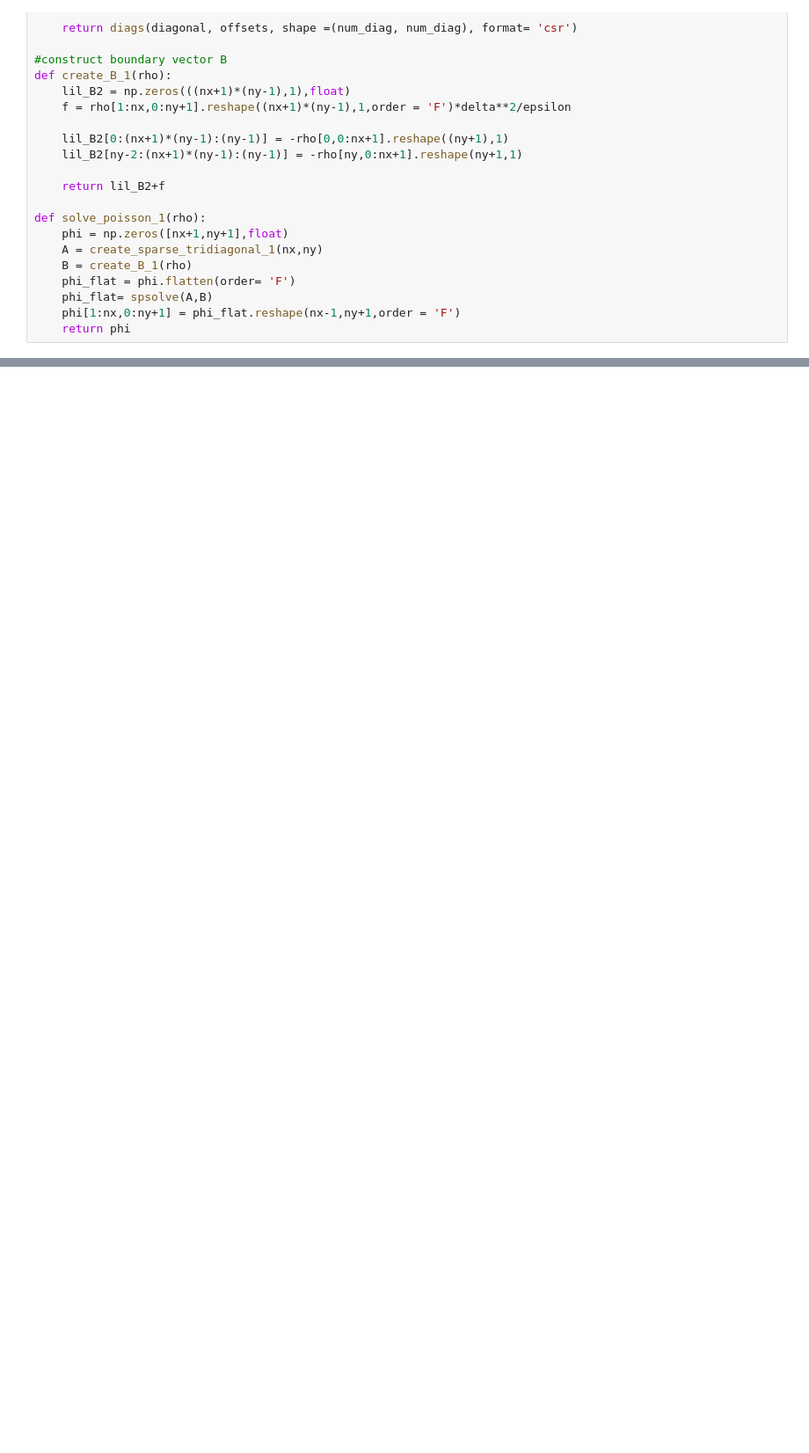
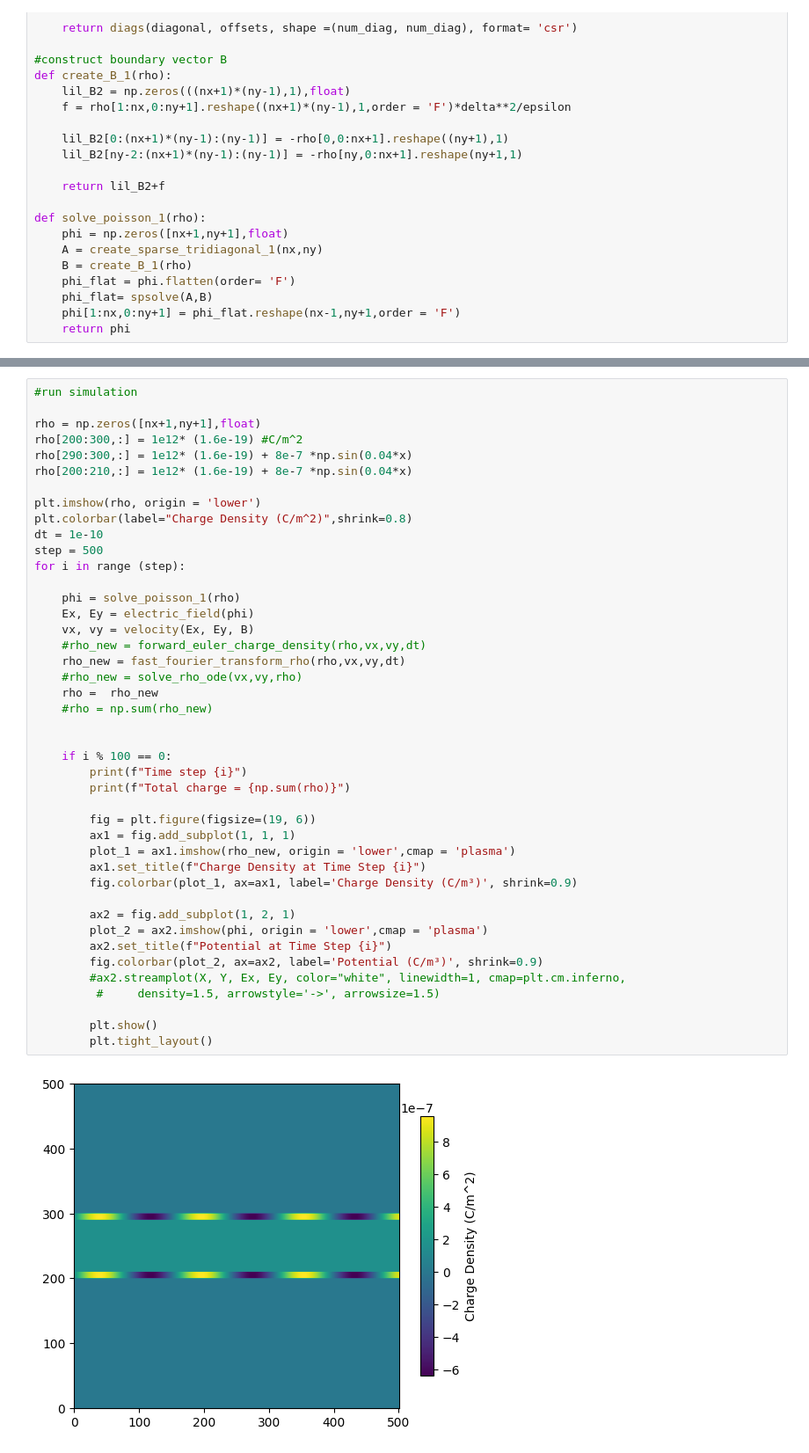
Before and after one commit to daisyabcxyz/Capstone-2025-2026, a Jupyter notebook: Matrix Inversion of Poisson.ipynb, the cells around one changed output, grey strips where cells are left out. Shown at 88% size. Drawn from its saved outputs; the diff is of its cells as text; blank space fills up the shorter version.

```diff
--- a/Matrix Inversion of Poisson.ipynb
+++ b/Matrix Inversion of Poisson.ipynb
@@ -289,0 +380,45 @@ Time step 30
+# %%
+#run simulation
+
+rho = np.zeros([nx+1,ny+1],float)
+rho[200:300,:] = 1e12* (1.6e-19) #C/m^2
+rho[290:300,:] = 1e12* (1.6e-19) + 8e-7 *np.sin(0.04*x)
+rho[200:210,:] = 1e12* (1.6e-19) + 8e-7 *np.sin(0.04*x)
+
+plt.imshow(rho, origin = 'lower')
+plt.colorbar(label="Charge Density (C/m^2)",shrink=0.8)
+dt = 1e-10
+step = 500
+for i in range (step):
+
+    phi = solve_poisson_1(rho)
+    Ex, Ey = electric_field(phi)
+    vx, vy = velocity(Ex, Ey, B)
+    #rho_new = forward_euler_charge_density(rho,vx,vy,dt)
+    rho_new = fast_fourier_transform_rho(rho,vx,vy,dt)
+    #rho_new = solve_rho_ode(vx,vy,rho)
+    rho =  rho_new
+    #rho = np.sum(rho_new)
+
+
+    if i % 100 == 0:
+        print(f"Time step {i}")
+        print(f"Total charge = {np.sum(rho)}")
+
+        fig = plt.figure(figsize=(19, 6))
+        ax1 = fig.add_subplot(1, 1, 1)
+        plot_1 = ax1.imshow(rho_new, origin = 'lower',cmap = 'plasma')
+        ax1.set_title(f"Charge Density at Time Step {i}")
+        fig.colorbar(plot_1, ax=ax1, label='Charge Density (C/m³)', shrink=0.9)
+
+        ax2 = fig.add_subplot(1, 2, 1)
+        plot_2 = ax2.imshow(phi, origin = 'lower',cmap = 'plasma')
+        ax2.set_title(f"Potential at Time Step {i}")
+        fig.colorbar(plot_2, ax=ax2, label='Potential (C/m³)', shrink=0.9)
+        #ax2.streamplot(X, Y, Ex, Ey, color="white", linewidth=1, cmap=plt.cm.inferno,
+         #     density=1.5, arrowstyle='->', arrowsize=1.5)
+
+        plt.show()
+        plt.tight_layout()
+# %% [output]
+[figure, added]
```
Also changed, not shown: parts of 9 cells of this notebook.
